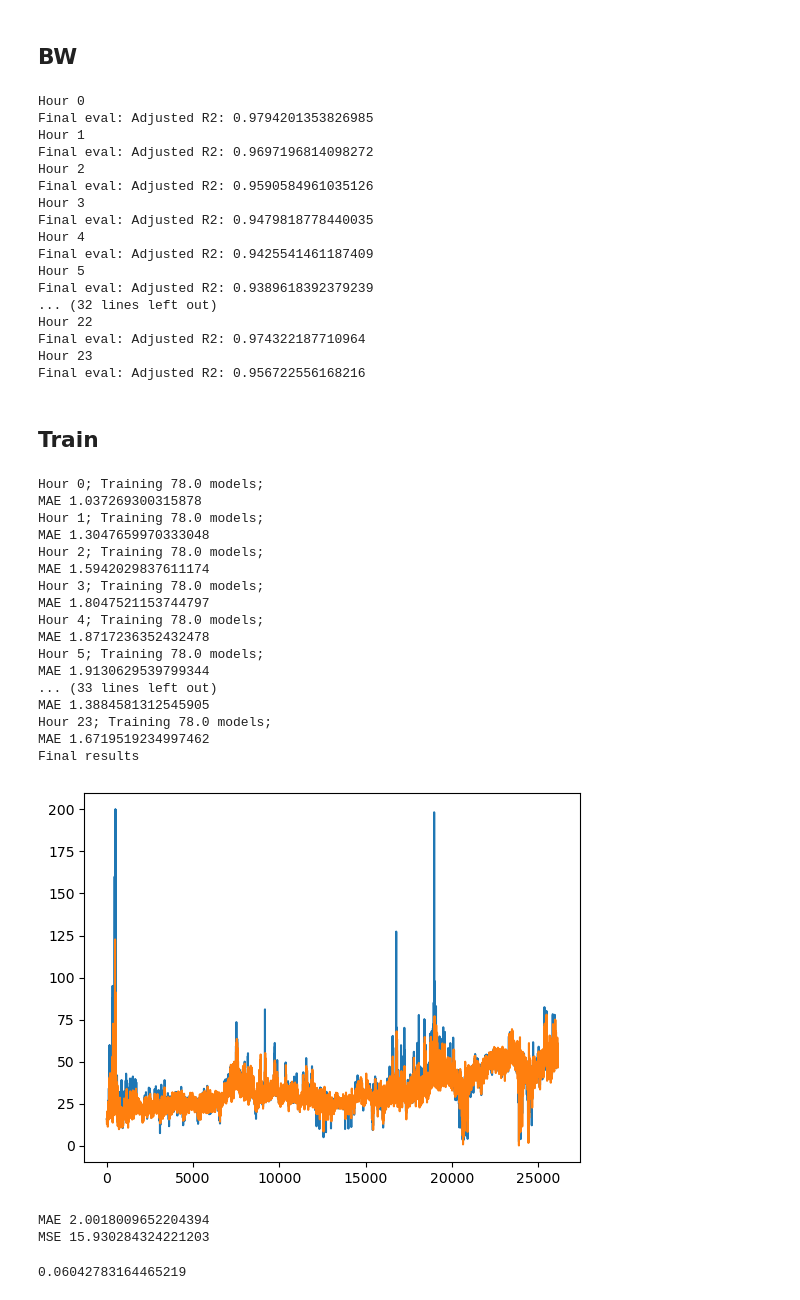
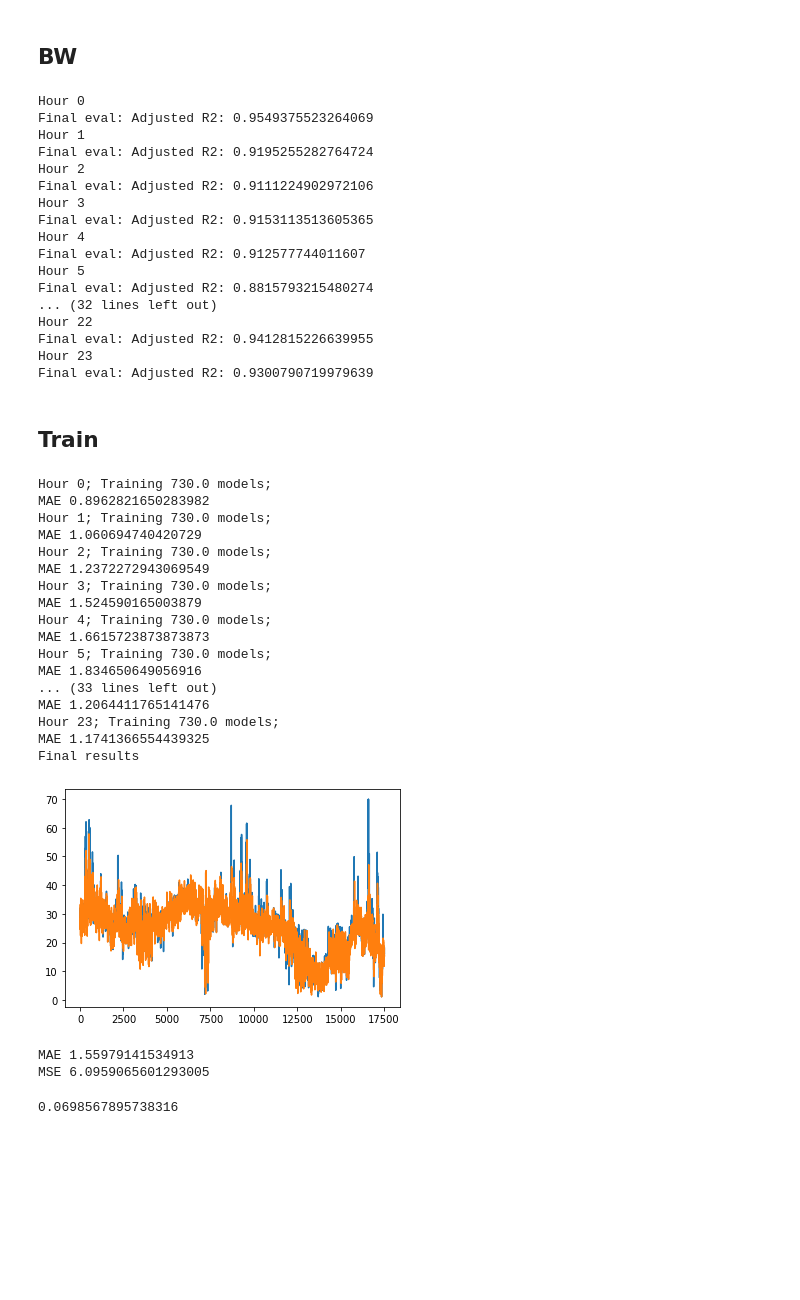
Before and after one commit to Holdols/Bachelor-Thesis, a Jupyter notebook: Verify_models.ipynb, the cells around one changed output. Drawn from its saved outputs; the diff is of its cells as text; code cells hidden in the pictures; blank space fills up the shorter version.

Commit message:
update verify models

```diff
--- a/Verify_models.ipynb
+++ b/Verify_models.ipynb
@@ -294,8 +294,9 @@ X = [col for col in NP.columns.values if col not in no_go]
 ## BW
 # %%
 # BW
-test = [2016,1,1]
-df_train, df_test = get_train_test(NP, start=test, end=None, datetime_variable = 'DateTime', form='%Y-%m-%d %H:%M:%S')
+test_start = [2014,1,1]
+test_end = [2016,1,1]
+df_train, df_test = get_train_test(NP, start=test_start, end=test_end, datetime_variable = 'DateTime', form='%Y-%m-%d %H:%M:%S')
 
 
 train_size = 365*4
@@ -309,69 +310,68 @@ for i in range(24):
     cands.append(cand)
 # %% [output]
 Hour 0
-Final eval: Adjusted R2: 0.9794201353826985
+Final eval: Adjusted R2: 0.9549375523264069
 Hour 1
-Final eval: Adjusted R2: 0.9697196814098272
+Final eval: Adjusted R2: 0.9195255282764724
 Hour 2
-Final eval: Adjusted R2: 0.9590584961035126
+Final eval: Adjusted R2: 0.9111224902972106
 Hour 3
-Final eval: Adjusted R2: 0.9479818778440035
+Final eval: Adjusted R2: 0.9153113513605365
 Hour 4
-Final eval: Adjusted R2: 0.9425541461187409
+Final eval: Adjusted R2: 0.912577744011607
 Hour 5
-Final eval: Adjusted R2: 0.9389618392379239
+Final eval: Adjusted R2: 0.8815793215480274
 ... (32 lines left out)
 Hour 22
-Final eval: Adjusted R2: 0.974322187710964
+Final eval: Adjusted R2: 0.9412815226639955
 Hour 23
-Final eval: Adjusted R2: 0.956722556168216
+Final eval: Adjusted R2: 0.9300790719979639
 # %% [markdown]
 ## Train
 # %%
 # Rolling window hourly
 X = [[variable for variable in cand if 'const'!=variable] for cand in cands]
-test_size = 14
+test_size = 1
 model_lm = LinearRegression()
-df_train, df_test = get_train_test(NP, start=test, datetime_variable = 'DateTime', form='%Y-%m-%d %H:%M:%S')
 
 preds = rolling_window_hourly(model_lm, df_train, df_test, X, Y, train_size=train_size, test_size=test_size, print_res=True, bs=True)
 
 df_test['Preds'] = preds
 start_i = df_test[['DateTime','Week day_0']][df_test['Week day_0']==1].index.min()
 max_i = df_test.index.max()
 metric_w = []
 end_i = 0
 while end_i <= max_i:
     end_i = start_i + 24*7
     current_df = df_test.loc[start_i:end_i]
     p_mean = current_df['Price'].mean()
     mae_w = MAE(current_df['Preds'], current_df['Price'])
     metric_w.append(mae_w/p_mean)
     start_i = end_i + 1
 
 np.mean(metric_w)
 # %% [output]
-Hour 0; Training 78.0 models;
-MAE 1.037269300315878
-Hour 1; Training 78.0 models;
-MAE 1.3047659970333048
-Hour 2; Training 78.0 models;
-MAE 1.5942029837611174
-Hour 3; Training 78.0 models;
-MAE 1.8047521153744797
-Hour 4; Training 78.0 models;
-MAE 1.8717236352432478
-Hour 5; Training 78.0 models;
-MAE 1.9130629539799344
+Hour 0; Training 730.0 models;
+MAE 0.8962821650283982
+Hour 1; Training 730.0 models;
+MAE 1.060694740420729
+Hour 2; Training 730.0 models;
+MAE 1.2372272943069549
+Hour 3; Training 730.0 models;
+MAE 1.524590165003879
+Hour 4; Training 730.0 models;
+MAE 1.6615723873873873
+Hour 5; Training 730.0 models;
+MAE 1.834650649056916
 ... (33 lines left out)
-MAE 1.3884581312545905
-Hour 23; Training 78.0 models;
-MAE 1.6719519234997462
+MAE 1.2064411765141476
+Hour 23; Training 730.0 models;
+MAE 1.1741366554439325
 Final results
-[figure, old version]
+[figure, new version]
-MAE 2.0018009652204394
-MSE 15.930284324221203
+MAE 1.55979141534913
+MSE 6.0959065601293005
-0.06042783164465219
+0.0698567895738316
 # %%
 # Train using no recalibration
 preds = []
```
Also changed, not shown: parts of 1 cell of this notebook.
